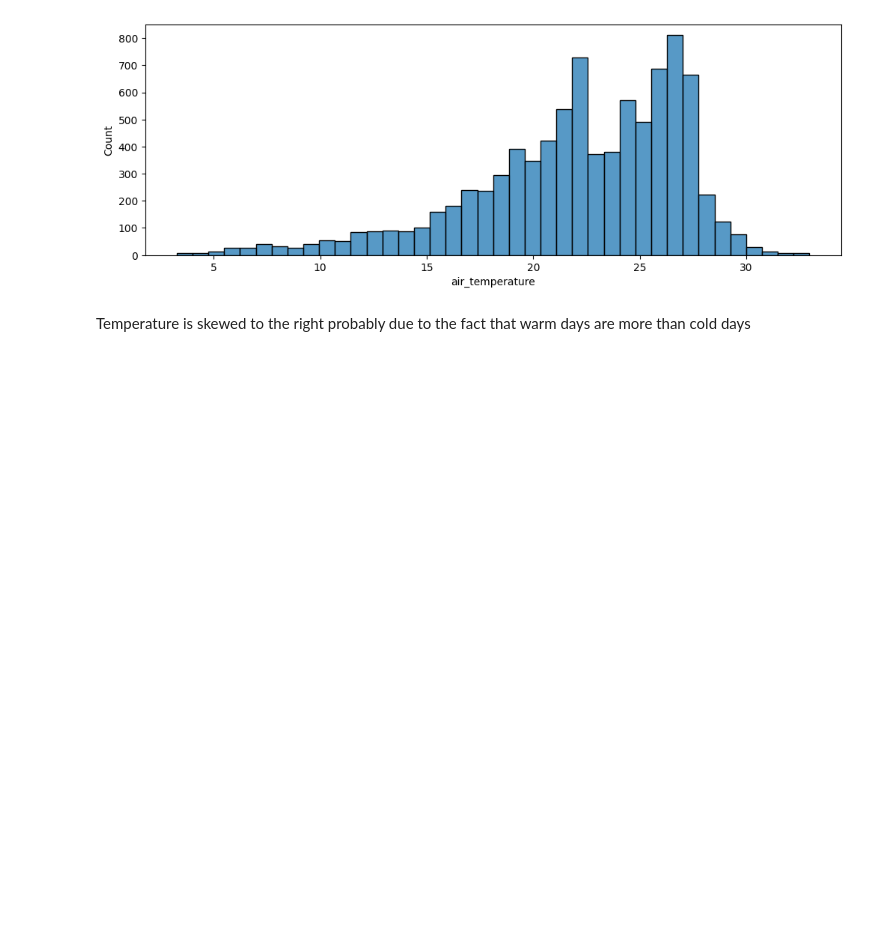
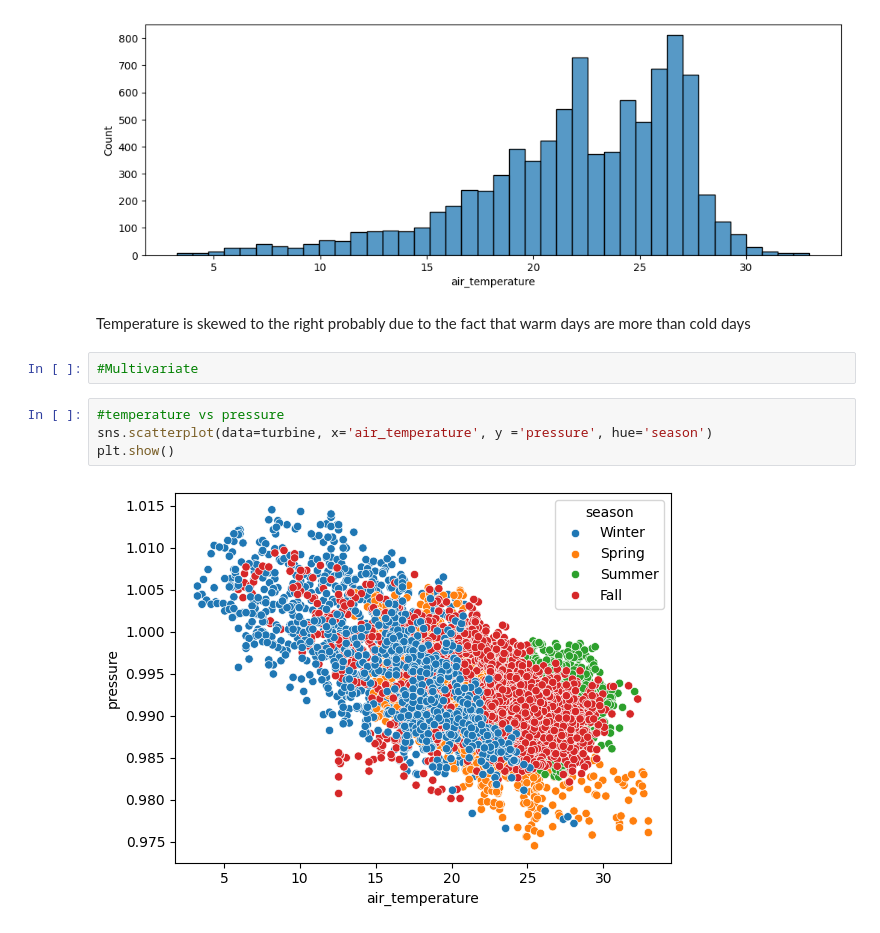
Before and after one commit to Mercymerine/Amdari21DayDataChallenge, a Jupyter notebook: renewable_energy.ipynb, the cells around one changed output. Drawn from its saved outputs; the diff is of its cells as text; blank space fills up the shorter version.

```diff
--- a/renewable_energy.ipynb
+++ b/renewable_energy.ipynb
@@ -347,3 +347,11 @@ plt.show()
 [figure]
 # %% [markdown]
 Temperature is skewed to the right probably due to the fact that warm days are more than cold days
+# %%
+#Multivariate
+# %%
+#temperature vs pressure
+sns.scatterplot(data=turbine, x='air_temperature', y ='pressure', hue='season')
+plt.show()
+# %% [output]
+[figure, added]
```
Also changed, not shown: parts of 29 cells of this notebook.
